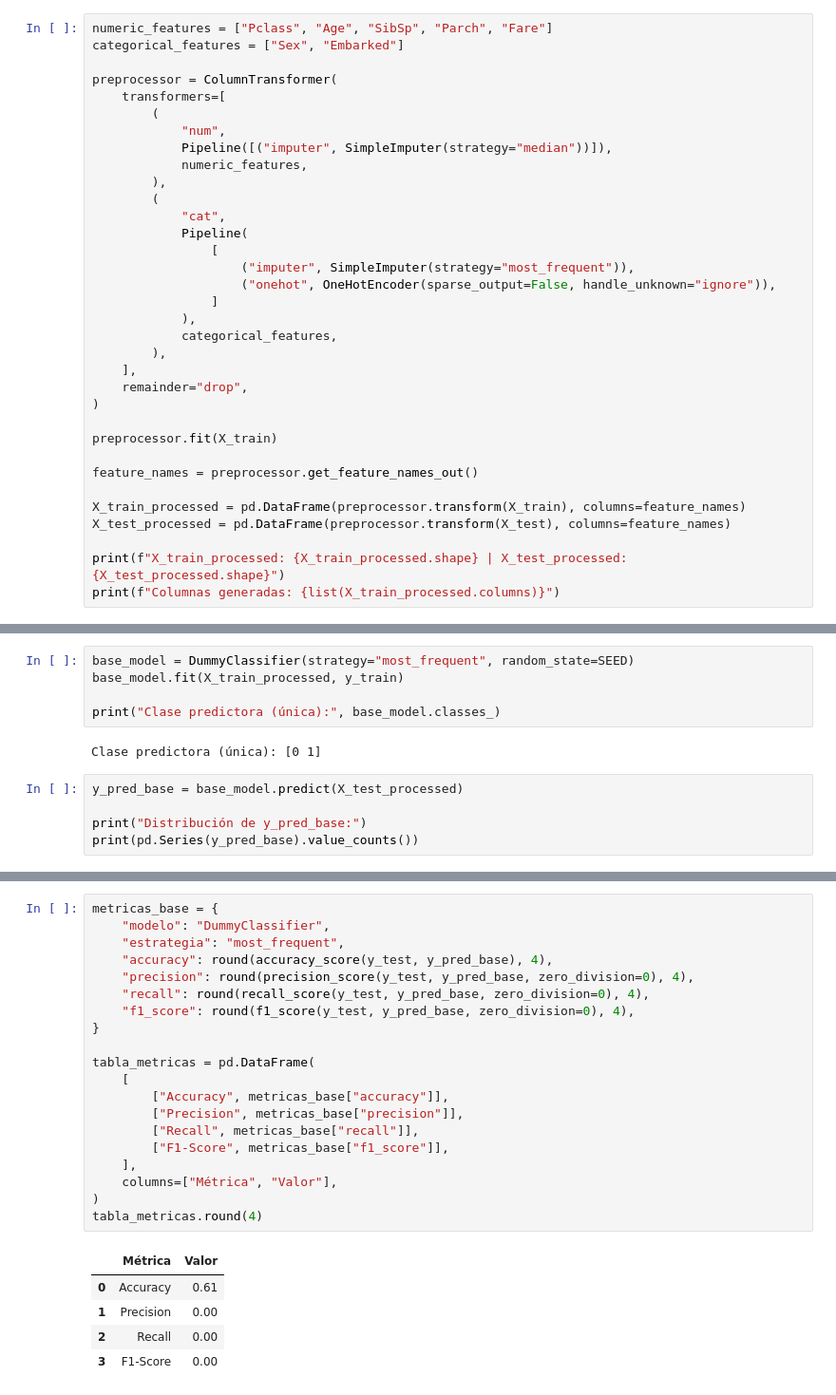
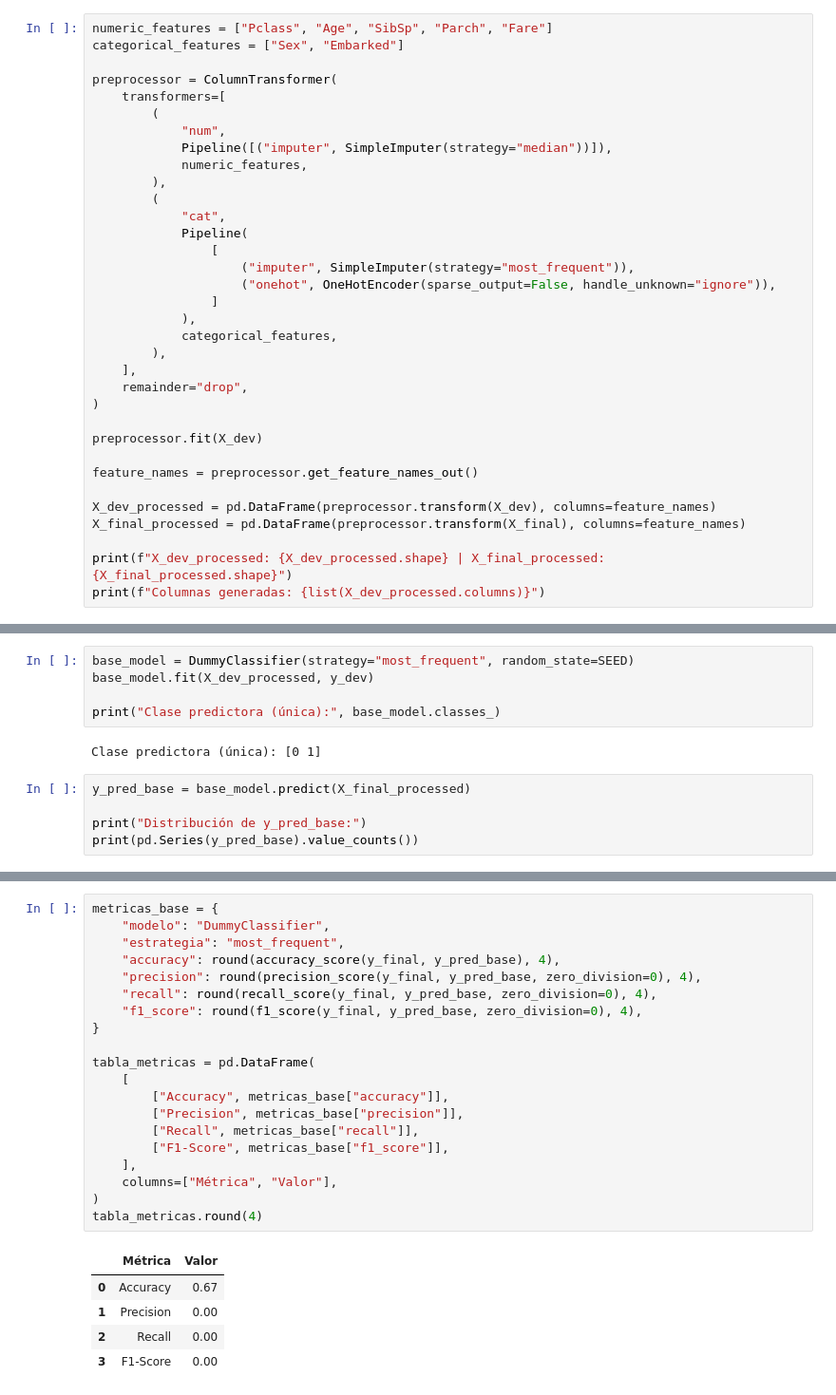
Before and after one commit to iral/modelo-titanic-g3, a Jupyter notebook: fase-1/notebook.ipynb, the cells around one changed output, grey strips where cells are left out. Shown at 95% size. Saved outputs shown, nothing was run; the diff lists cells and outputs as text.

```diff
--- a/fase-1/notebook.ipynb
+++ b/fase-1/notebook.ipynb
@@ -452,13 +564,13 @@ preprocessor = ColumnTransformer(
     remainder="drop",
 )
 
-preprocessor.fit(X_train)
+preprocessor.fit(X_dev)
 
 feature_names = preprocessor.get_feature_names_out()
 
-X_train_processed = pd.DataFrame(preprocessor.transform(X_train), columns=feature_names)
-X_test_processed = pd.DataFrame(preprocessor.transform(X_test), columns=feature_names)
+X_dev_processed = pd.DataFrame(preprocessor.transform(X_dev), columns=feature_names)
+X_final_processed = pd.DataFrame(preprocessor.transform(X_final), columns=feature_names)
 
-print(f"X_train_processed: {X_train_processed.shape} | X_test_processed: {X_test_processed.shape}")
-print(f"Columnas generadas: {list(X_train_processed.columns)}")
+print(f"X_dev_processed: {X_dev_processed.shape} | X_final_processed: {X_final_processed.shape}")
+print(f"Columnas generadas: {list(X_dev_processed.columns)}")
 # %% [output]
@@ -517,13 +629,13 @@ from sklearn.dummy import DummyClassifier
 from sklearn.metrics import accuracy_score, precision_score, recall_score, f1_score
 # %%
 base_model = DummyClassifier(strategy="most_frequent", random_state=SEED)
-base_model.fit(X_train_processed, y_train)
+base_model.fit(X_dev_processed, y_dev)
 
 print("Clase predictora (única):", base_model.classes_)
 # %% [output]
 Clase predictora (única): [0 1]
 # %%
-y_pred_base = base_model.predict(X_test_processed)
+y_pred_base = base_model.predict(X_final_processed)
 
 print("Distribución de y_pred_base:")
 print(pd.Series(y_pred_base).value_counts())
@@ -534,26 +646,26 @@ Name: count, dtype: int64
 # %%
 metricas_base = {
     "modelo": "DummyClassifier",
     "estrategia": "most_frequent",
-    "accuracy": round(accuracy_score(y_test, y_pred_base), 4),
-    "precision": round(precision_score(y_test, y_pred_base, zero_division=0), 4),
-    "recall": round(recall_score(y_test, y_pred_base, zero_division=0), 4),
-    "f1_score": round(f1_score(y_test, y_pred_base, zero_division=0), 4),
+    "accuracy": round(accuracy_score(y_final, y_pred_base), 4),
+    "precision": round(precision_score(y_final, y_pred_base, zero_division=0), 4),
+    "recall": round(recall_score(y_final, y_pred_base, zero_division=0), 4),
+    "f1_score": round(f1_score(y_final, y_pred_base, zero_division=0), 4),
 }
 
 tabla_metricas = pd.DataFrame(
     [
         ["Accuracy", metricas_base["accuracy"]],
         ["Precision", metricas_base["precision"]],
         ["Recall", metricas_base["recall"]],
         ["F1-Score", metricas_base["f1_score"]],
     ],
     columns=["Métrica", "Valor"],
 )
 tabla_metricas.round(4)
 # %% [output]
 |  | Métrica | Valor |
-| 0 | Accuracy | 0.61 |
+| 0 | Accuracy | 0.67 |
 | 1 | Precision | 0.00 |
 | 2 | Recall | 0.00 |
 | 3 | F1-Score | 0.00 |
```
Also changed, not shown: parts of 79 cells of this notebook, 6 other files.
